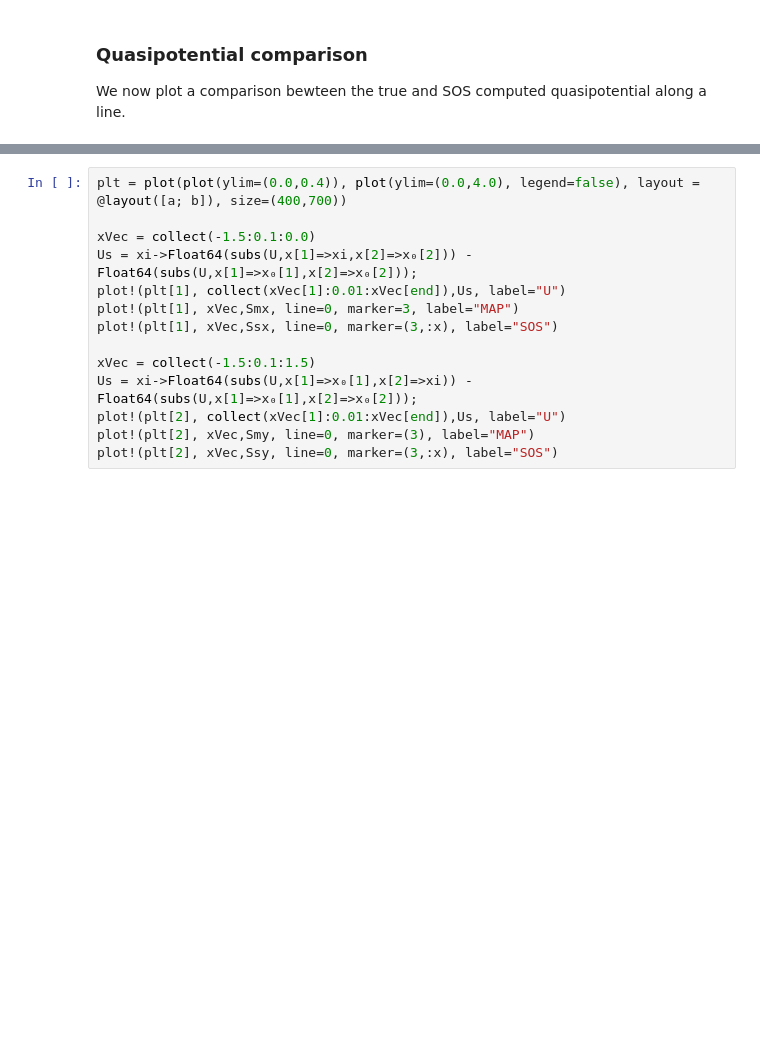
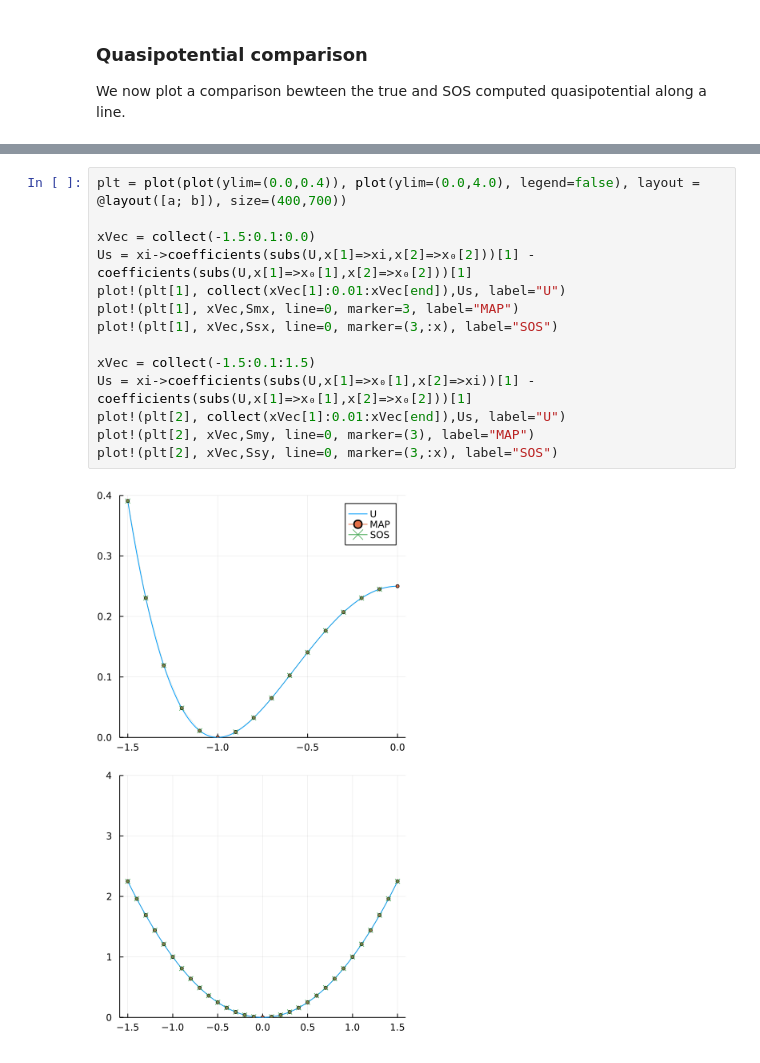
Before and after one commit to rdbrackston/SDEtools, a Jupyter notebook: Notebooks/Nonlinear examples.ipynb, the cells around one changed output, grey strips where cells are left out. Saved outputs shown, nothing was run; the diff lists cells and outputs as text; blank space fills up the shorter version.

```diff
--- a/Notebooks/Nonlinear examples.ipynb
+++ b/Notebooks/Nonlinear examples.ipynb
@@ -293,14 +209,16 @@ Optimisation is converged.
 # %%
 plt = plot(plot(ylim=(0.0,0.4)), plot(ylim=(0.0,4.0), legend=false), layout = @layout([a; b]), size=(400,700))
 
 xVec = collect(-1.5:0.1:0.0)
-Us = xi->Float64(subs(U,x[1]=>xi,x[2]=>x₀[2])) - Float64(subs(U,x[1]=>x₀[1],x[2]=>x₀[2]));
+Us = xi->coefficients(subs(U,x[1]=>xi,x[2]=>x₀[2]))[1] - coefficients(subs(U,x[1]=>x₀[1],x[2]=>x₀[2]))[1]
 plot!(plt[1], collect(xVec[1]:0.01:xVec[end]),Us, label="U")
 plot!(plt[1], xVec,Smx, line=0, marker=3, label="MAP")
 plot!(plt[1], xVec,Ssx, line=0, marker=(3,:x), label="SOS")
 
 xVec = collect(-1.5:0.1:1.5)
-Us = xi->Float64(subs(U,x[1]=>x₀[1],x[2]=>xi)) - Float64(subs(U,x[1]=>x₀[1],x[2]=>x₀[2]));
+Us = xi->coefficients(subs(U,x[1]=>x₀[1],x[2]=>xi))[1] - coefficients(subs(U,x[1]=>x₀[1],x[2]=>x₀[2]))[1]
 plot!(plt[2], collect(xVec[1]:0.01:xVec[end]),Us, label="U")
 plot!(plt[2], xVec,Smy, line=0, marker=(3), label="MAP")
 plot!(plt[2], xVec,Ssy, line=0, marker=(3,:x), label="SOS")
+# %% [output]
+[figure, added]
```
Also changed, not shown: parts of 6 cells of this notebook, 4 other files.
